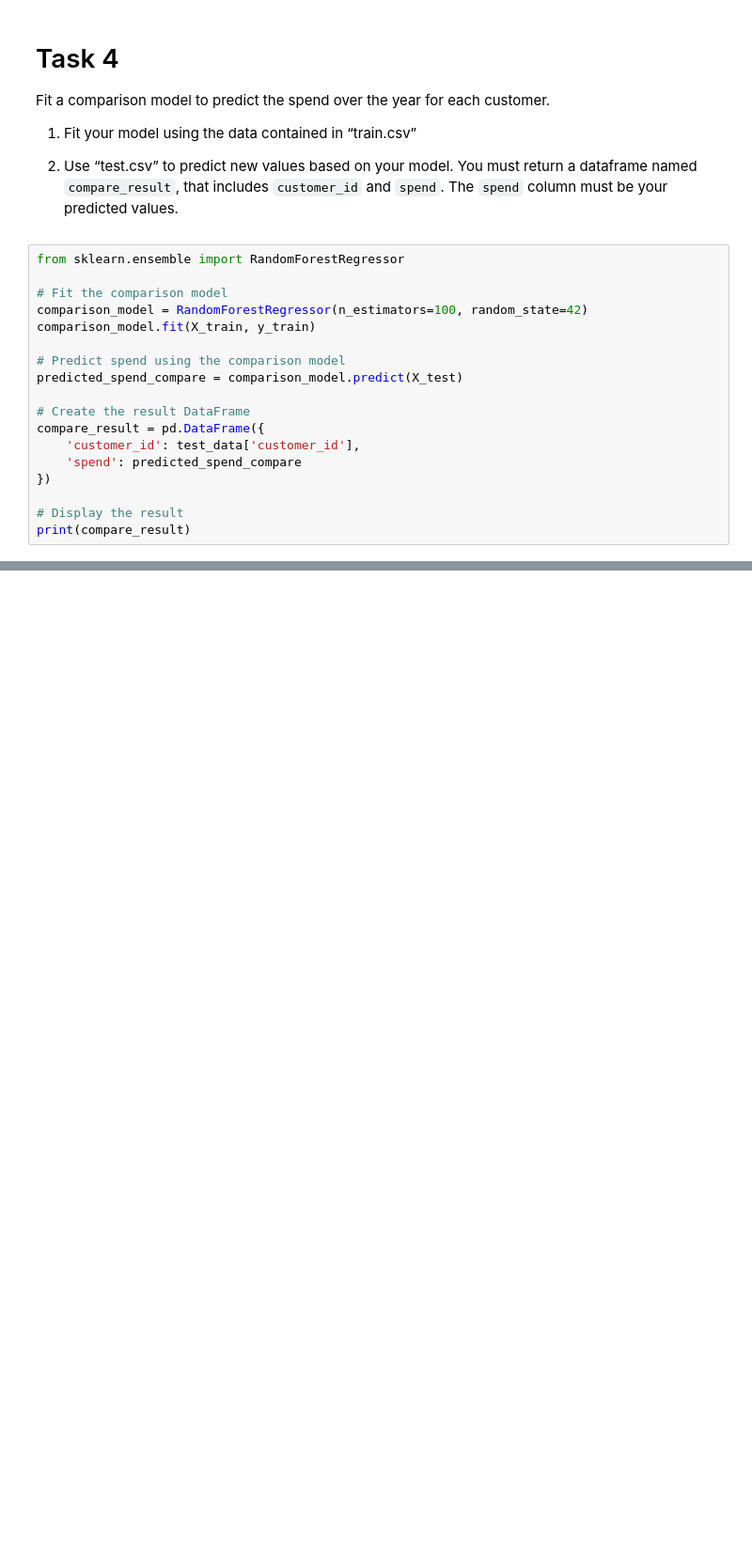
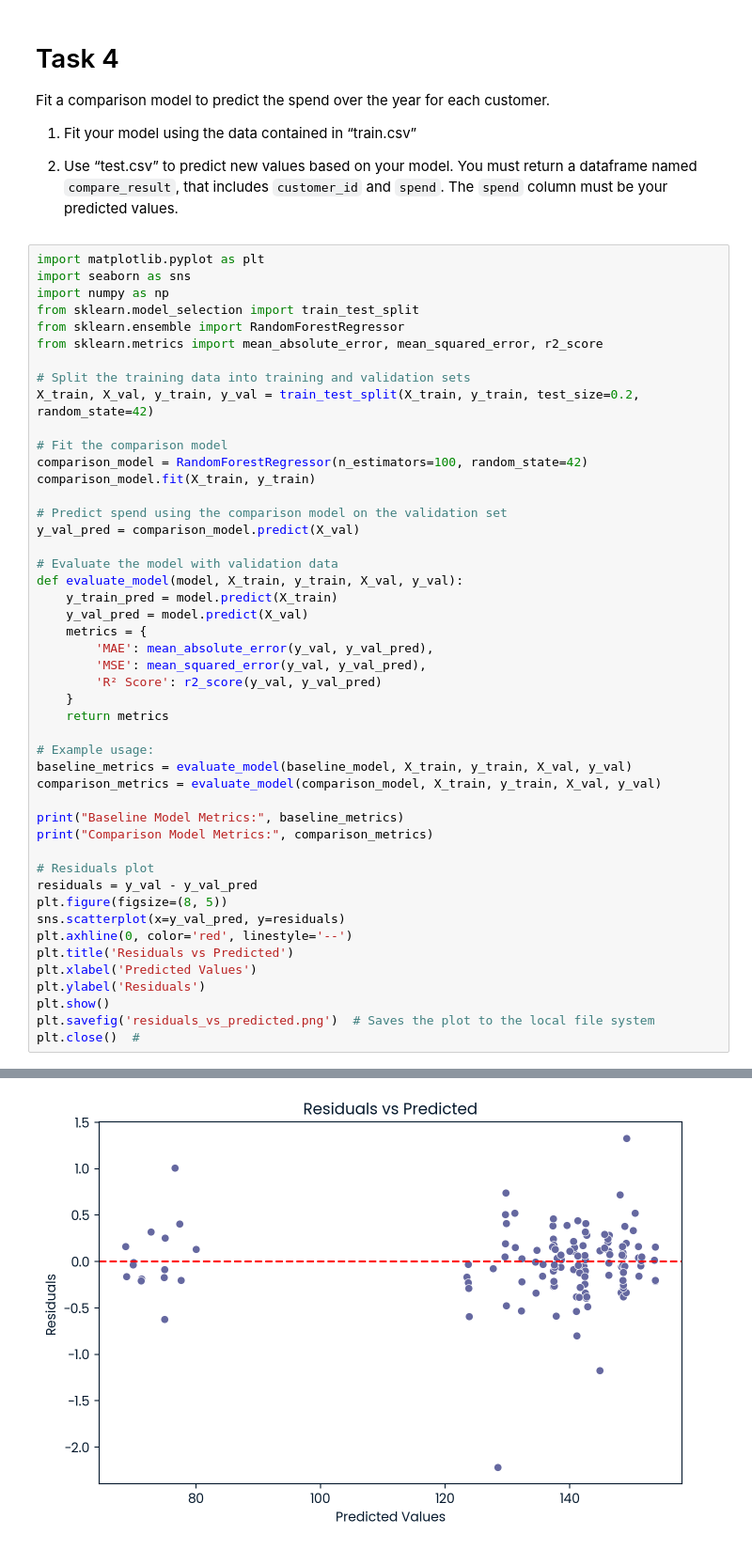
Before and after one commit to talelboussetta/supermarket-loyalty-prediction, a Jupyter notebook: notebook.ipynb, the cells around one changed output, grey strips where cells are left out. Shown at 94% size. Drawn from its saved outputs; the diff is of its cells as text; blank space fills up the shorter version.

```diff
--- a/notebook.ipynb
+++ b/notebook.ipynb
@@ -247,21 +263,50 @@ Fit a comparison model to predict the spend over the year for each customer.
 
  2. Use “test.csv” to predict new values based on your model. You must return a dataframe named `compare_result`, that includes `customer_id` and `spend`. The `spend` column must be your predicted values.
 # %%
+import matplotlib.pyplot as plt
+import seaborn as sns
+import numpy as np
+from sklearn.model_selection import train_test_split
 from sklearn.ensemble import RandomForestRegressor
+from sklearn.metrics import mean_absolute_error, mean_squared_error, r2_score
+
+# Split the training data into training and validation sets
+X_train, X_val, y_train, y_val = train_test_split(X_train, y_train, test_size=0.2, random_state=42)
 
 # Fit the comparison model
 comparison_model = RandomForestRegressor(n_estimators=100, random_state=42)
 comparison_model.fit(X_train, y_train)
 
-# Predict spend using the comparison model
-predicted_spend_compare = comparison_model.predict(X_test)
+# Predict spend using the comparison model on the validation set
+y_val_pred = comparison_model.predict(X_val)
 
-# Create the result DataFrame
-compare_result = pd.DataFrame({
-    'customer_id': test_data['customer_id'],
-    'spend': predicted_spend_compare
-})
+# Evaluate the model with validation data
+def evaluate_model(model, X_train, y_train, X_val, y_val):
+    y_train_pred = model.predict(X_train)
+    y_val_pred = model.predict(X_val)
+    metrics = {
+        'MAE': mean_absolute_error(y_val, y_val_pred),
+        'MSE': mean_squared_error(y_val, y_val_pred),
+        'R² Score': r2_score(y_val, y_val_pred)
+    }
+    return metrics
 
-# Display the result
-print(compare_result)
+# Example usage:
+baseline_metrics = evaluate_model(baseline_model, X_train, y_train, X_val, y_val)
+comparison_metrics = evaluate_model(comparison_model, X_train, y_train, X_val, y_val)
+
+print("Baseline Model Metrics:", baseline_metrics)
+print("Comparison Model Metrics:", comparison_metrics)
+
+# Residuals plot
+residuals = y_val - y_val_pred
+plt.figure(figsize=(8, 5))
+sns.scatterplot(x=y_val_pred, y=residuals)
+plt.axhline(0, color='red', linestyle='--')
+plt.title('Residuals vs Predicted')
+plt.xlabel('Predicted Values')
+plt.ylabel('Residuals')
+plt.show()
+plt.savefig('residuals_vs_predicted.png')  # Saves the plot to the local file system
+plt.close()  #
 # %% [output]
@@ -281,0 +315 @@ print(compare_result)
+[figure, added]
```
Also changed, not shown: parts of 3 cells of this notebook.
